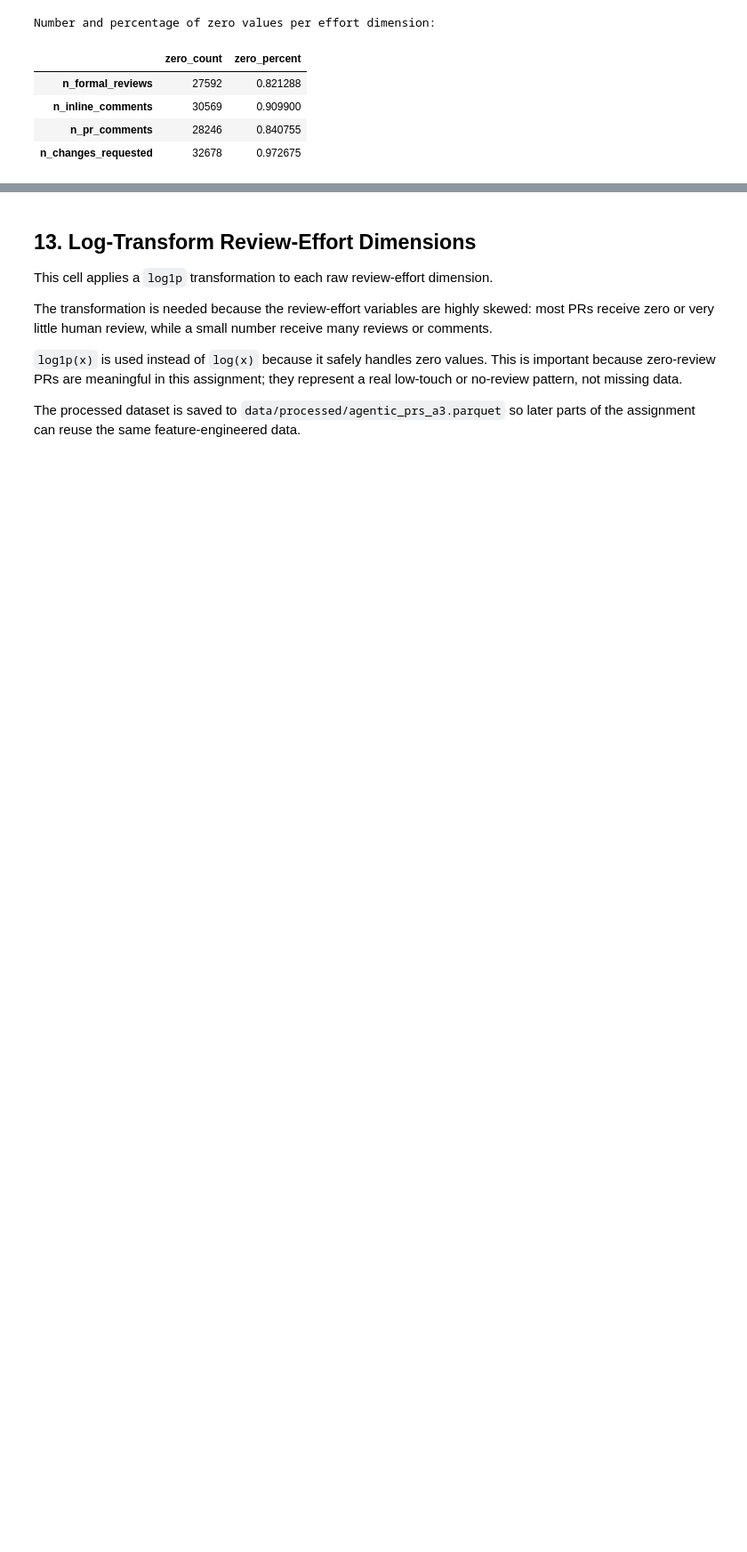
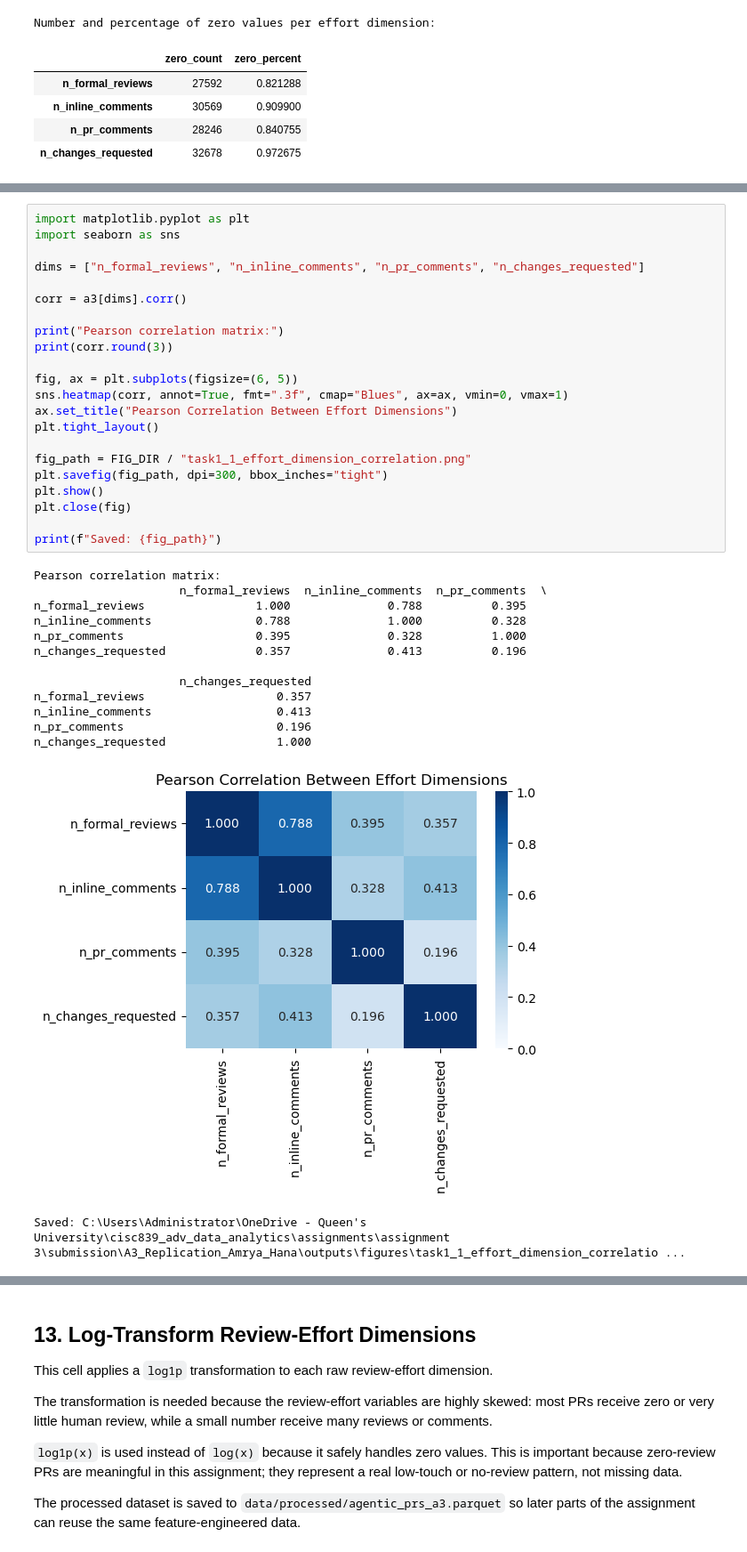
Before and after one commit to hanaessam/A3_Replication_Amrya_Hana, a Jupyter notebook: notebooks/A3_main_analysis.ipynb, the cells around one changed output, grey strips where cells are left out. Shown at 89% size. Saved outputs shown, nothing was run; the diff lists cells and outputs as text; blank space fills up the shorter version.

```diff
--- a/notebooks/A3_main_analysis.ipynb
+++ b/notebooks/A3_main_analysis.ipynb
@@ -571,0 +578,37 @@ Number and percentage of zero values per effort dimension:
+# %%
+import matplotlib.pyplot as plt
+import seaborn as sns
+
+dims = ["n_formal_reviews", "n_inline_comments", "n_pr_comments", "n_changes_requested"]
+
+corr = a3[dims].corr()
+
+print("Pearson correlation matrix:")
+print(corr.round(3))
+
+fig, ax = plt.subplots(figsize=(6, 5))
+sns.heatmap(corr, annot=True, fmt=".3f", cmap="Blues", ax=ax, vmin=0, vmax=1)
+ax.set_title("Pearson Correlation Between Effort Dimensions")
+plt.tight_layout()
+
+fig_path = FIG_DIR / "task1_1_effort_dimension_correlation.png"
+plt.savefig(fig_path, dpi=300, bbox_inches="tight")
+plt.show()
+plt.close(fig)
+
+print(f"Saved: {fig_path}")
+# %% [output]
+Pearson correlation matrix:
+                     n_formal_reviews  n_inline_comments  n_pr_comments  \
+n_formal_reviews                1.000              0.788          0.395
+n_inline_comments               0.788              1.000          0.328
+n_pr_comments                   0.395              0.328          1.000
+n_changes_requested             0.357              0.413          0.196
+
+                     n_changes_requested
+n_formal_reviews                   0.357
+n_inline_comments                  0.413
+n_pr_comments                      0.196
+n_changes_requested                1.000
+[figure, added]
+Saved: C:\Users\Administrator\OneDrive - Queen's University\cisc839_adv_data_analytics\assignments\assignment 3\submission\A3_Replication_Amrya_Hana\outputs\figures\task1_1_effort_dimension_correlatio ...
```
Also changed, not shown: parts of 7 cells of this notebook.
